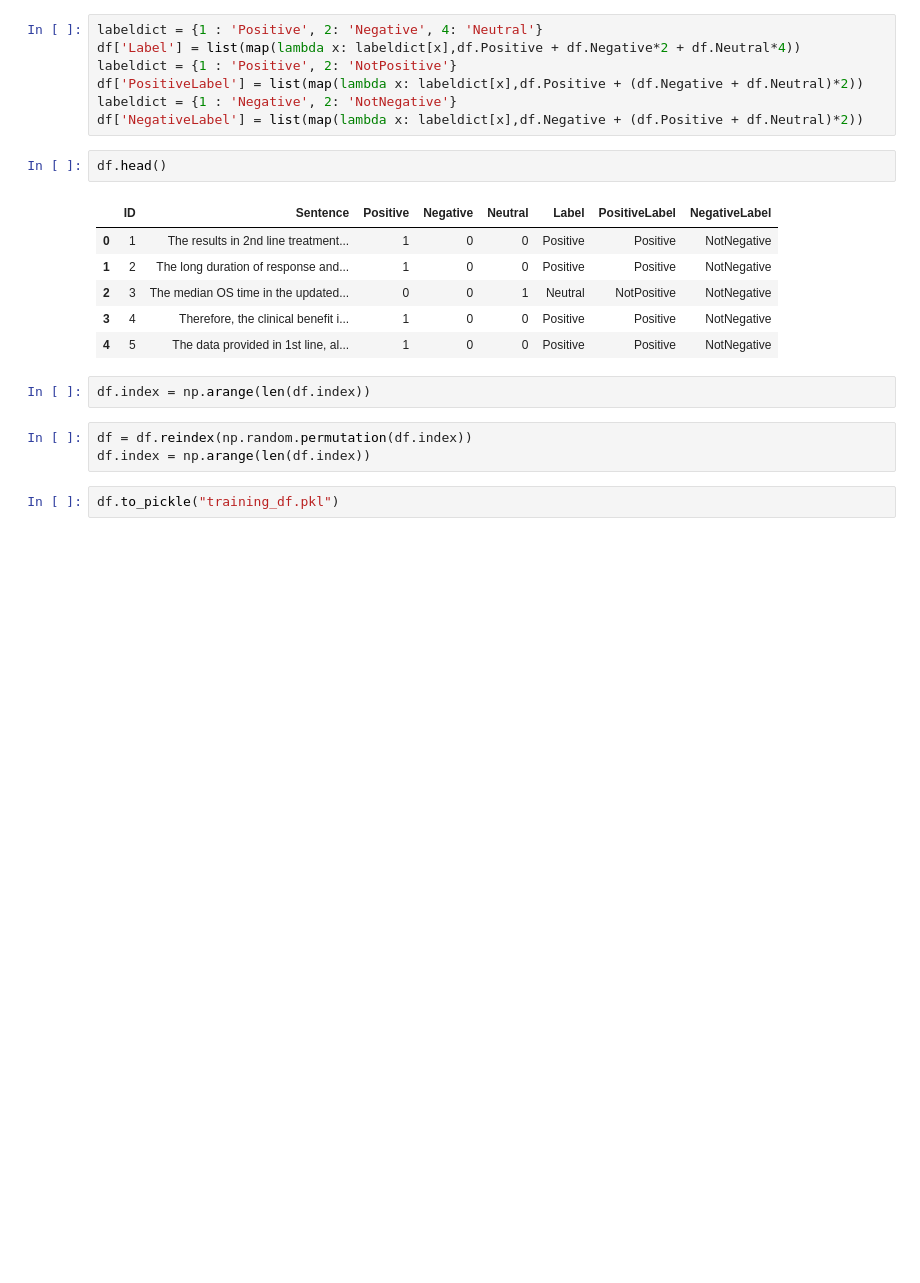
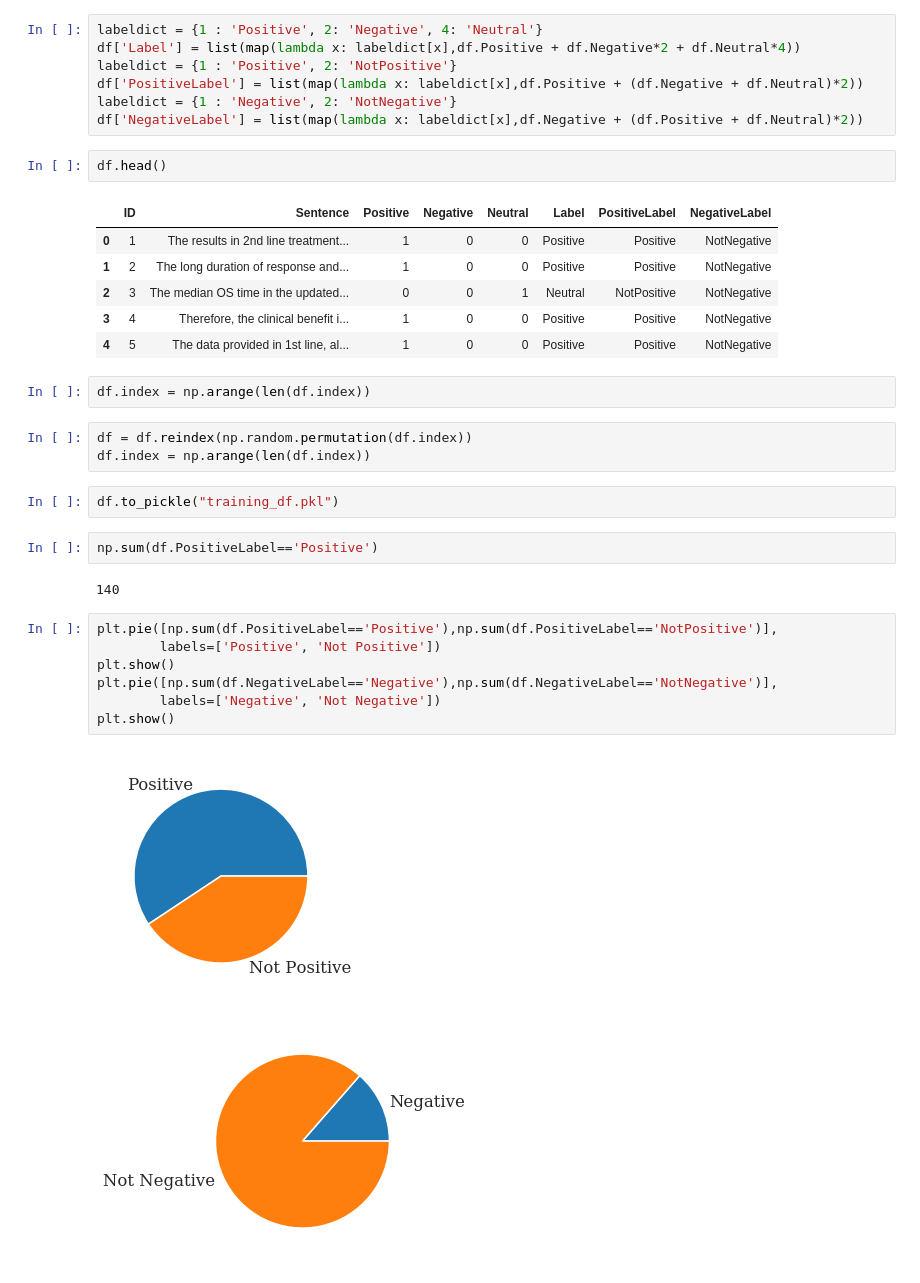
Before and after one commit to julmus/SentimentAnalysis, a Jupyter notebook: DataExplore.ipynb, the cells around one changed output. Drawn from its saved outputs; the diff is of its cells as text; blank space fills up the shorter version.

```diff
--- a/DataExplore.ipynb
+++ b/DataExplore.ipynb
@@ -173,3 +111,17 @@ df = df.reindex(np.random.permutation(df.index))
 df.index = np.arange(len(df.index))
 # %%
 df.to_pickle("training_df.pkl")
+# %%
+np.sum(df.PositiveLabel=='Positive')
+# %% [output]
+140
+# %%
+plt.pie([np.sum(df.PositiveLabel=='Positive'),np.sum(df.PositiveLabel=='NotPositive')],
+        labels=['Positive', 'Not Positive'])
+plt.show()
+plt.pie([np.sum(df.NegativeLabel=='Negative'),np.sum(df.NegativeLabel=='NotNegative')],
+        labels=['Negative', 'Not Negative'])
+plt.show()
+# %% [output]
+[figure, added]
+[figure, added]
```
Also changed, not shown: parts of 3 cells of this notebook, 4 other files.
